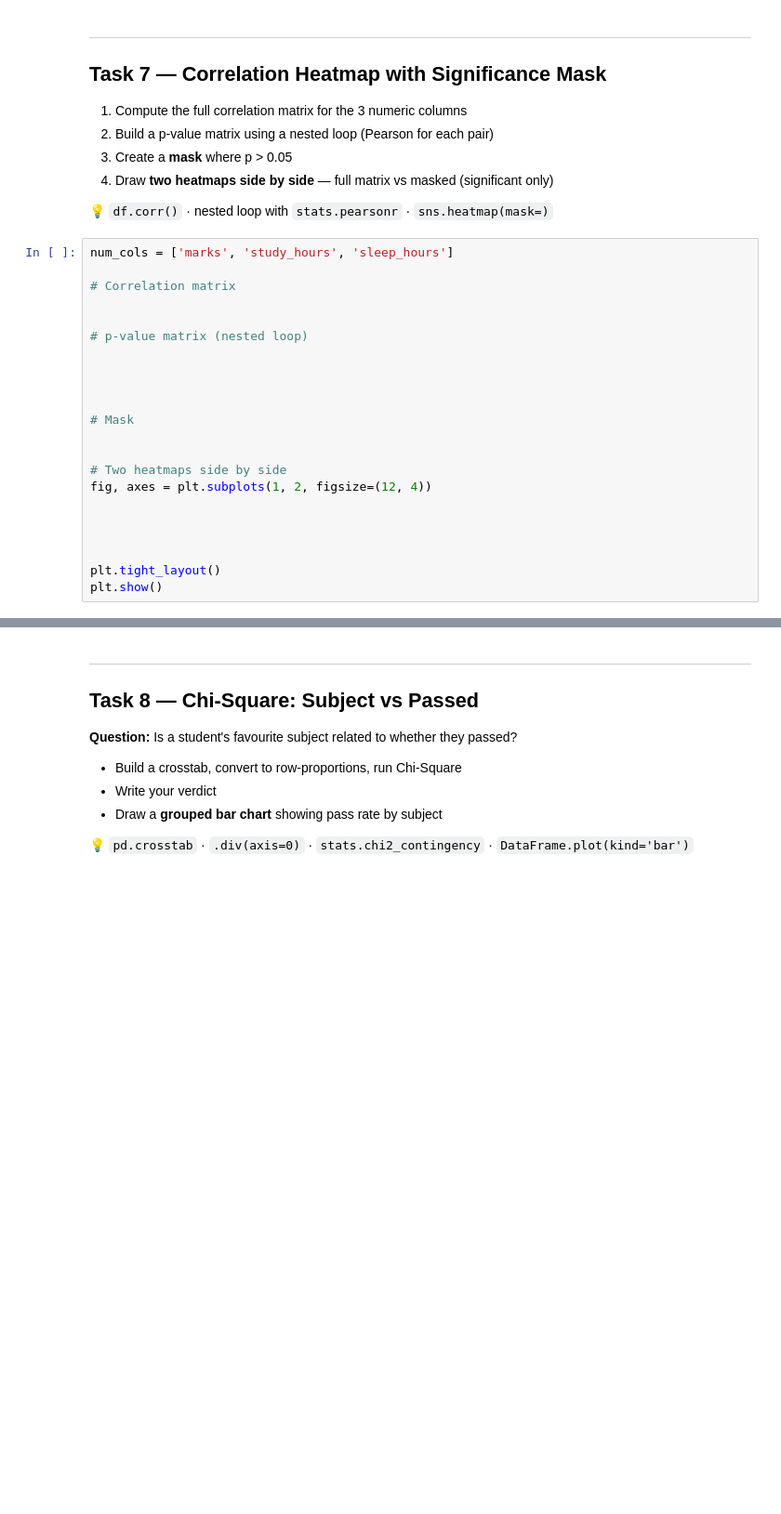
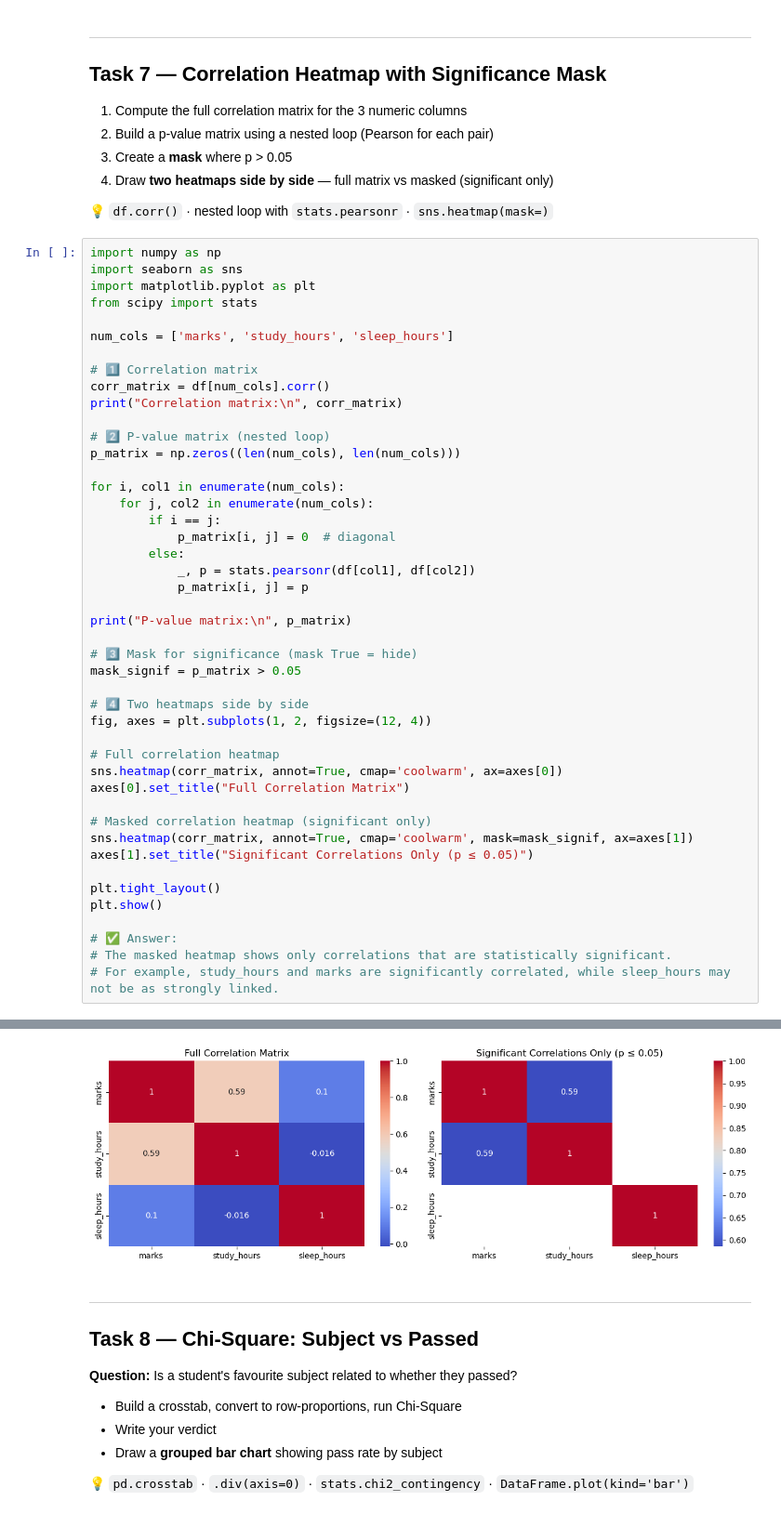
Before and after one commit to Junaidchohan/AI-ML_Mastery_Journey, a Jupyter notebook: Netsole and NAVTTAC/NIAI Class Work/Week_03/stat_worksheet_v3.ipynb, the cells around one changed output, grey strips where cells are left out. Shown at 93% size. Cells and saved outputs as stored; diff of their text form; blank space fills up the shorter version.

```diff
--- a/Netsole and NAVTTAC/NIAI Class Work/Week_03/stat_worksheet_v3.ipynb
+++ b/Netsole and NAVTTAC/NIAI Class Work/Week_03/stat_worksheet_v3.ipynb
@@ -266,24 +354,48 @@ Run **both** Pearson and Spearman on (study_hours, marks).
 
 💡 `df.corr()` · nested loop with `stats.pearsonr` · `sns.heatmap(mask=)`
 # %%
+import numpy as np
+import seaborn as sns
+import matplotlib.pyplot as plt
+from scipy import stats
+
 num_cols = ['marks', 'study_hours', 'sleep_hours']
 
-# Correlation matrix
+# 1️⃣ Correlation matrix
+corr_matrix = df[num_cols].corr()
+print("Correlation matrix:\n", corr_matrix)
 
+# 2️⃣ P-value matrix (nested loop)
+p_matrix = np.zeros((len(num_cols), len(num_cols)))
 
-# p-value matrix (nested loop)
+for i, col1 in enumerate(num_cols):
+    for j, col2 in enumerate(num_cols):
+        if i == j:
+            p_matrix[i, j] = 0  # diagonal
+        else:
+            _, p = stats.pearsonr(df[col1], df[col2])
+            p_matrix[i, j] = p
 
+print("P-value matrix:\n", p_matrix)
 
+# 3️⃣ Mask for significance (mask True = hide)
+mask_signif = p_matrix > 0.05
 
-
-# Mask
-
-
-# Two heatmaps side by side
+# 4️⃣ Two heatmaps side by side
 fig, axes = plt.subplots(1, 2, figsize=(12, 4))
 
+# Full correlation heatmap
+sns.heatmap(corr_matrix, annot=True, cmap='coolwarm', ax=axes[0])
+axes[0].set_title("Full Correlation Matrix")
 
-
+# Masked correlation heatmap (significant only)
+sns.heatmap(corr_matrix, annot=True, cmap='coolwarm', mask=mask_signif, ax=axes[1])
+axes[1].set_title("Significant Correlations Only (p ≤ 0.05)")
 
 plt.tight_layout()
 plt.show()
+
+# ✅ Answer:
+# The masked heatmap shows only correlations that are statistically significant.
+# For example, study_hours and marks are significantly correlated, while sleep_hours may not be as strongly linked.
+# %% [output]
@@ -290,3 +411,4 @@ plt.show()
+[figure, added]
 # %% [markdown]
 ---
 ## Task 8 — Chi-Square: Subject vs Passed
```
Also changed, not shown: parts of 15 cells of this notebook, 1 other file.
